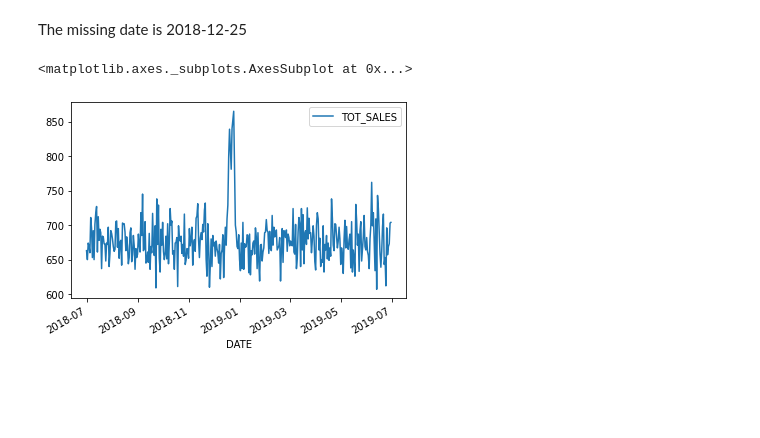
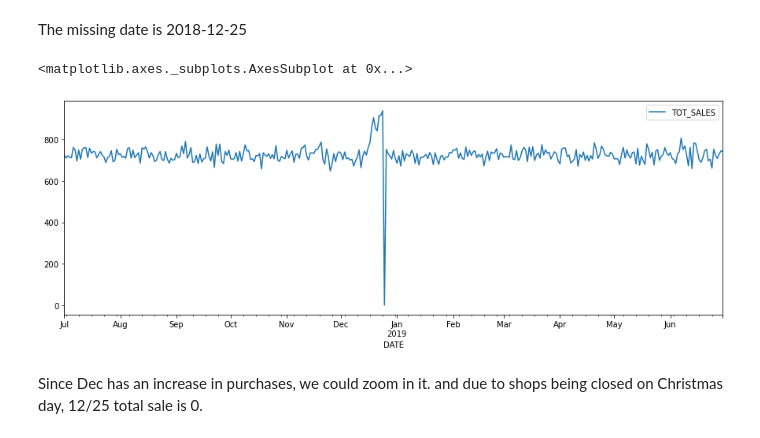
Before and after one commit to diao1010/Virtual_intern, a Jupyter notebook: task1_melody.ipynb, the cells around one changed output. Cells and saved outputs as stored; diff of their text form; code cells hidden in the pictures; blank space fills up the shorter version.

```diff
--- a/task1_melody.ipynb
+++ b/task1_melody.ipynb
@@ -114,5 +115,6 @@ Counter(" ".join(transactionData["PROD_NAME"]).split()).most_common()
  ('Fries', 1418)]
 # %%
 # remove special character and then sort the distinct words by frequency of occurrence.
-transactionData["PROD_NAME"] = transactionData["PROD_NAME"].str.replace(r'([0-9]+[gG])','')
-transactionData["PROD_NAME"] = transactionData["PROD_NAME"].str.replace(r'([&])','')
+freq_df = transactionData.copy()
+freq_df["PROD_NAME"] = freq_df["PROD_NAME"].str.replace(r'([0-9]+[gG])','')
+freq_df["PROD_NAME"] = freq_df["PROD_NAME"].str.replace(r'([&])','')
@@ -226,6 +224,6 @@ transactionData.describe()
 | max | 272.000000 | 2.373711e+06 | 2.415841e+06 | 114.000000 | 5.000000 | 29.500000 |
 # %%
 # Create a summary of transaction count by date.
-tran_date = transactionData.groupby('DATE').count().reset_index()
+tran_date = transactionData.groupby('DATE').count()#.reset_index()
 tran_date
 # %% [output]
@@ -252,11 +251,18 @@ DatetimeIndex(['2018-12-25'], dtype='datetime64[ns]', freq=None)
 The missing date is 2018-12-25
 # %%
 # join it onto the data to fill in the missing day.
+#tran_date.loc['2018-12-25']=np.nan
+tran_date.loc['2018-12-25'] = 0
+# %%
+tran_date = tran_date.reset_index().sort_values('DATE')
 # %%
 # Plot transactions over time
-fig, ax = plt.subplots()
+fig, ax = plt.subplots(figsize=(15,5))
 #ax.plot(testDJan.day, testDJan.Sheets, color='tab:orange')
 tran_date.plot(x='DATE', y='TOT_SALES', ax=ax)
 # %% [output]
 <matplotlib.axes._subplots.AxesSubplot at 0x...>
-[figure, old version]
+[figure, new version]
+# %% [markdown]
+Since Dec has an increase in purchases, we could zoom in it. and due to shops being closed on
+Christmas day, 12/25 total sale is 0.
```
Also changed, not shown: parts of 18 cells of this notebook.
